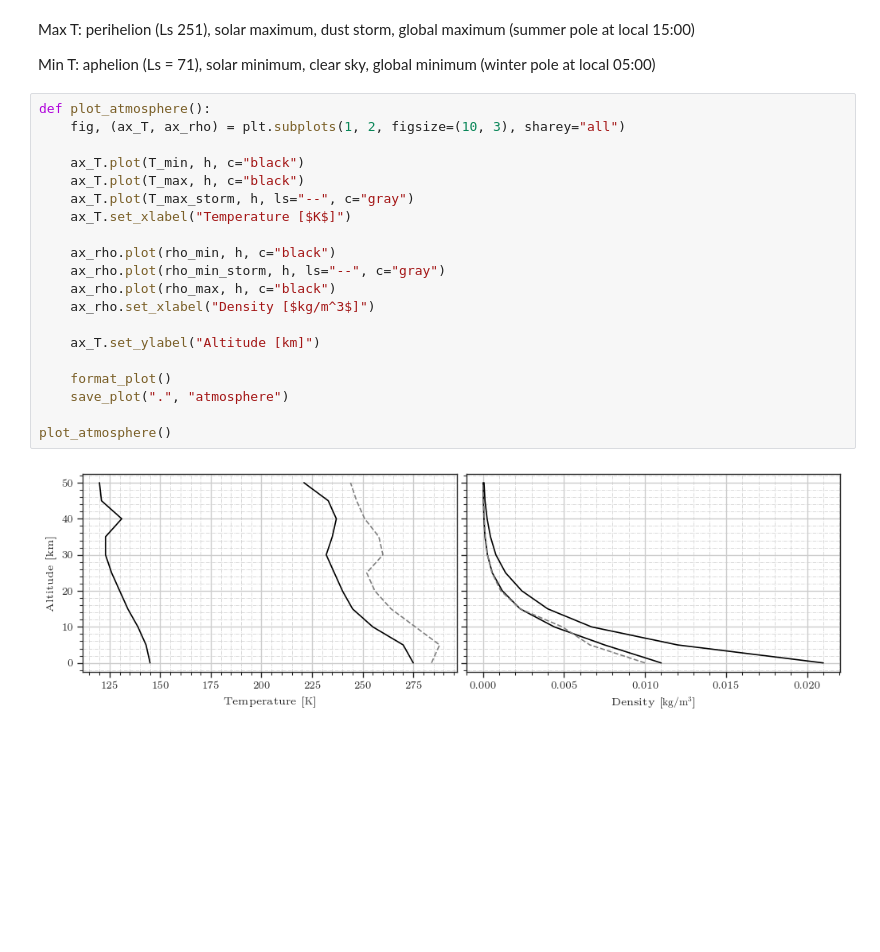
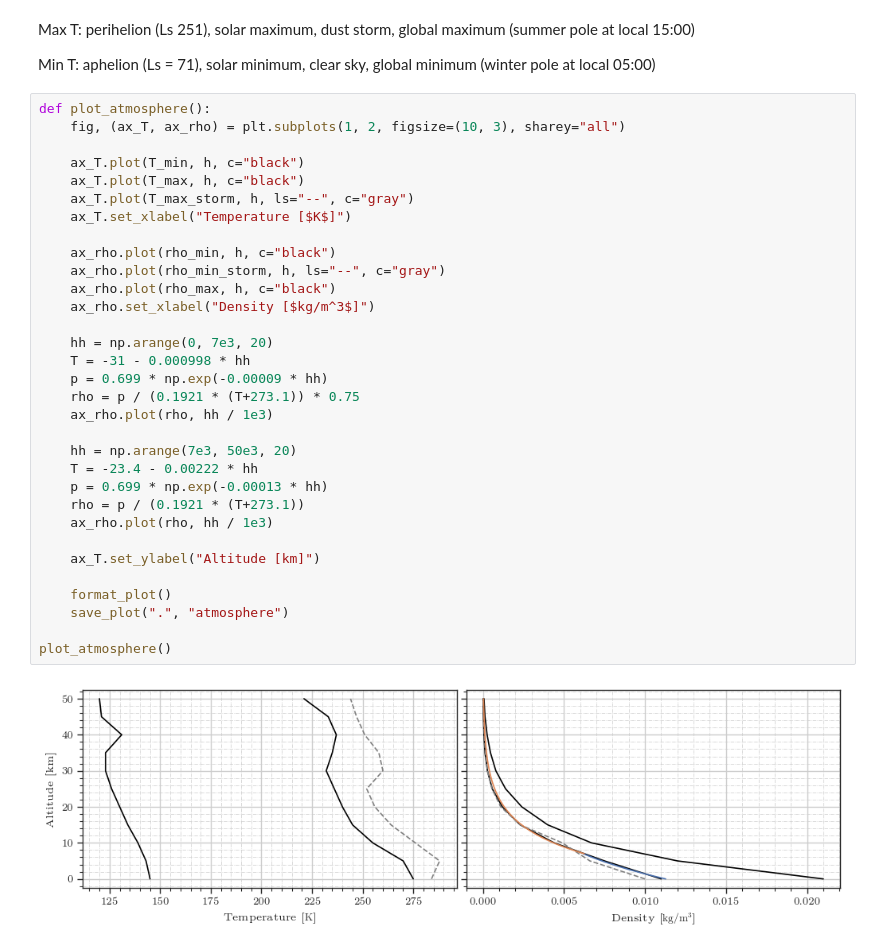
Before and after one commit to DominikStiller/tudelft-dse, a Jupyter notebook: figures/baseline/atmosphere.ipynb, the cells around one changed output. Cells and saved outputs as stored; diff of their text form; blank space fills up the shorter version.

Commit message:
Add fitted curve for atmosphere density

```diff
--- a/figures/baseline/atmosphere.ipynb
+++ b/figures/baseline/atmosphere.ipynb
@@ -32,22 +32,34 @@ Min T: aphelion (Ls = 71), solar minimum, clear sky, global minimum (winter pole
 # %%
 def plot_atmosphere():
     fig, (ax_T, ax_rho) = plt.subplots(1, 2, figsize=(10, 3), sharey="all")
 
     ax_T.plot(T_min, h, c="black")
     ax_T.plot(T_max, h, c="black")
     ax_T.plot(T_max_storm, h, ls="--", c="gray")
     ax_T.set_xlabel("Temperature [$K$]")
 
     ax_rho.plot(rho_min, h, c="black")
     ax_rho.plot(rho_min_storm, h, ls="--", c="gray")
     ax_rho.plot(rho_max, h, c="black")
     ax_rho.set_xlabel("Density [$kg/m^3$]")
 
+    hh = np.arange(0, 7e3, 20)
+    T = -31 - 0.000998 * hh
+    p = 0.699 * np.exp(-0.00009 * hh)
+    rho = p / (0.1921 * (T+273.1)) * 0.75
+    ax_rho.plot(rho, hh / 1e3)
+
+    hh = np.arange(7e3, 50e3, 20)
+    T = -23.4 - 0.00222 * hh
+    p = 0.699 * np.exp(-0.00013 * hh)
+    rho = p / (0.1921 * (T+273.1))
+    ax_rho.plot(rho, hh / 1e3)
+
     ax_T.set_ylabel("Altitude [km]")
 
     format_plot()
     save_plot(".", "atmosphere")
 
 plot_atmosphere()
 # %% [output]
-[figure, old version]
+[figure, new version]
```
